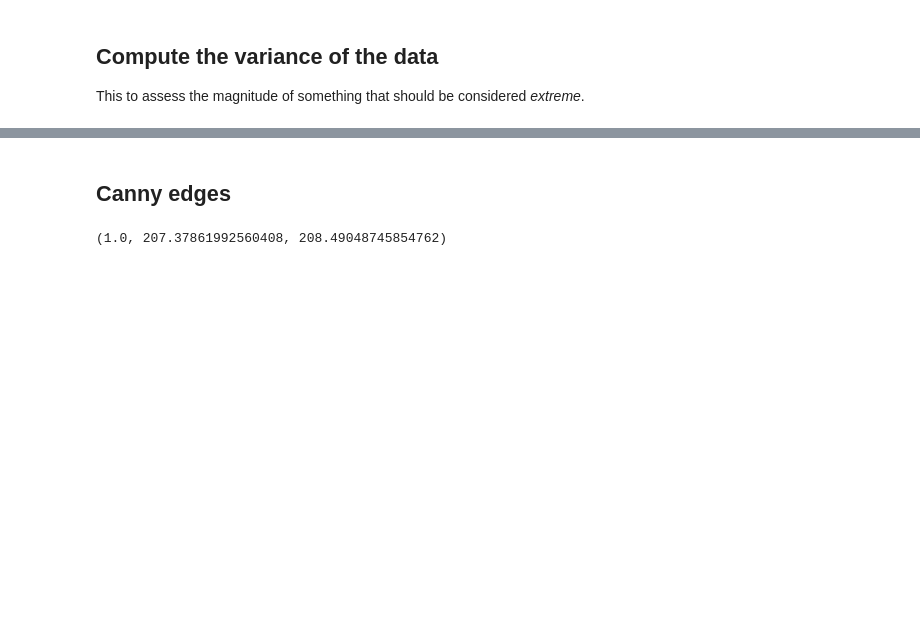
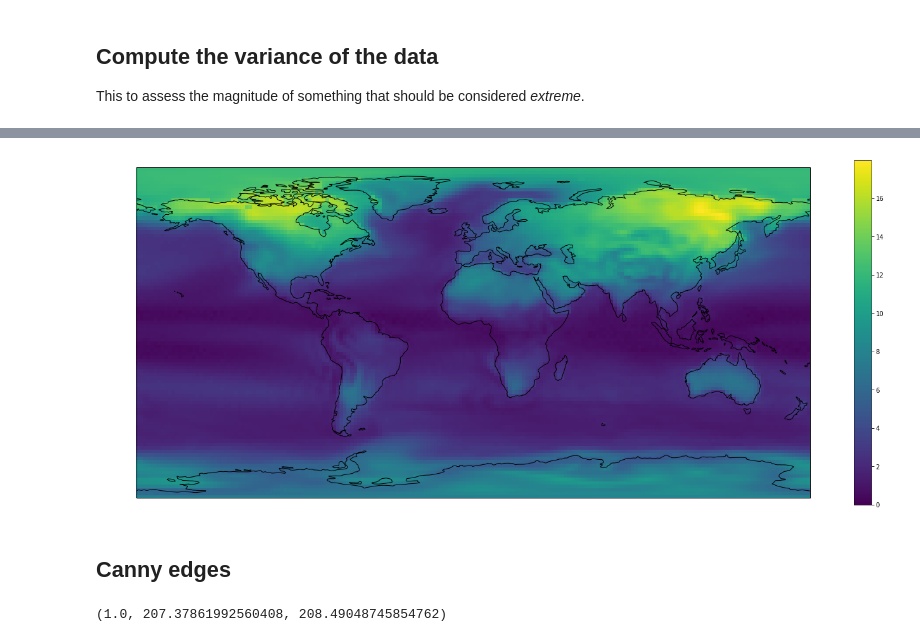
Before and after one commit to abrupt-climate/notebooks, a Jupyter notebook: Temperature.ipynb, the cells around one changed output, grey strips where cells are left out. Saved outputs shown, nothing was run; the diff lists cells and outputs as text; code cells hidden in the pictures; blank space fills up the shorter version.

Commit message:
better plots, better ideas

```diff
--- a/Temperature.ipynb
+++ b/Temperature.ipynb
@@ -35,6 +82,9 @@ data = np.concatenate([
     get_data(os.path.join(path, fn1)).variables['tas'],
     get_data(os.path.join(path, fn2)).variables['tas']],
     axis=0)
+dataset = get_data(os.path.join(path, fn1))
+lats = dataset.variables['lat']
+lons = dataset.variables['lon']
 # %% [markdown]
 ## Compute the variance of the data
 This to assess the magnitude of something that should be considered _extreme_.
@@ -63,5 +114,5 @@ def compute_std(files, variable):
     return np.sqrt(sum_sqr/n - (sum_lin/n)**2)
 # %%
 std = compute_std(control_files, 'tas')
-plot_image(std)
+plot_plate_carree(lats, lons, std)
 # %% [output]
@@ -69,3 +119,4 @@ plot_image(std)
+[figure, added]
 # %% [markdown]
 ## Canny edges
 # %%
```
Also changed, not shown: parts of 24 cells of this notebook, 1 other file.
